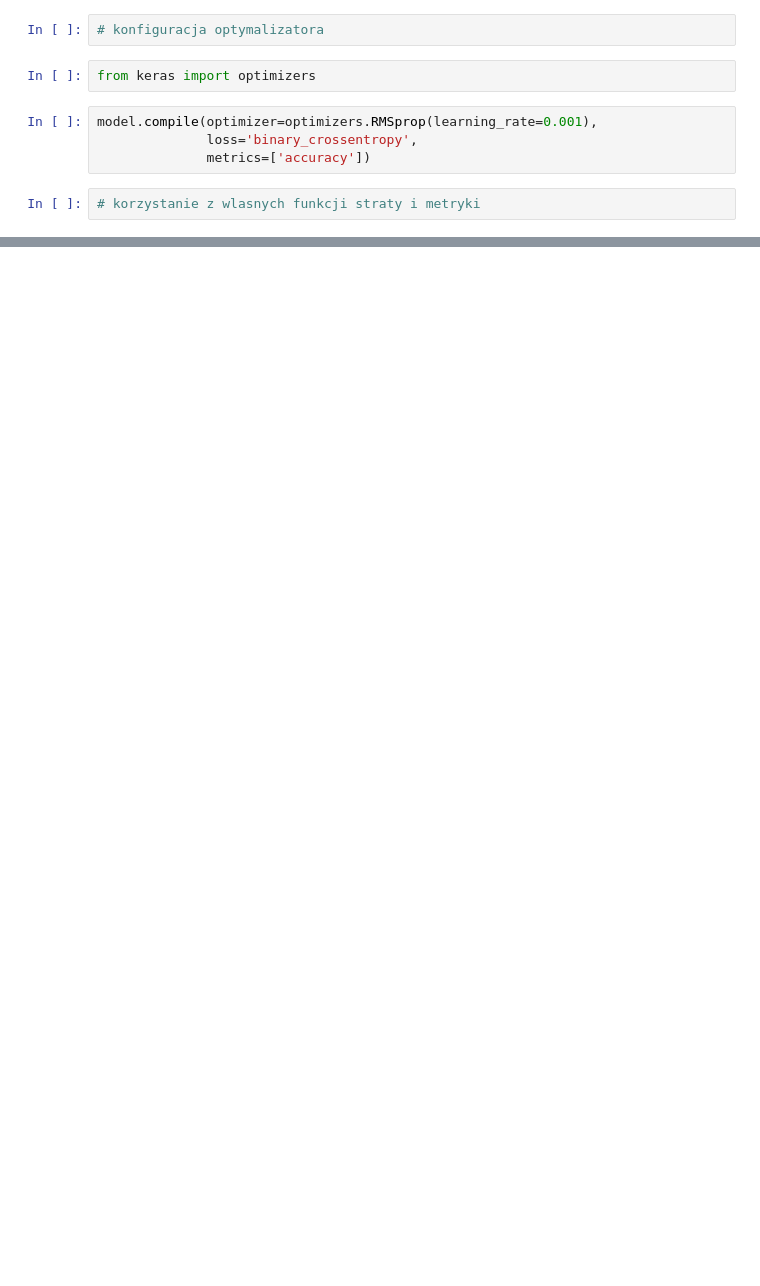
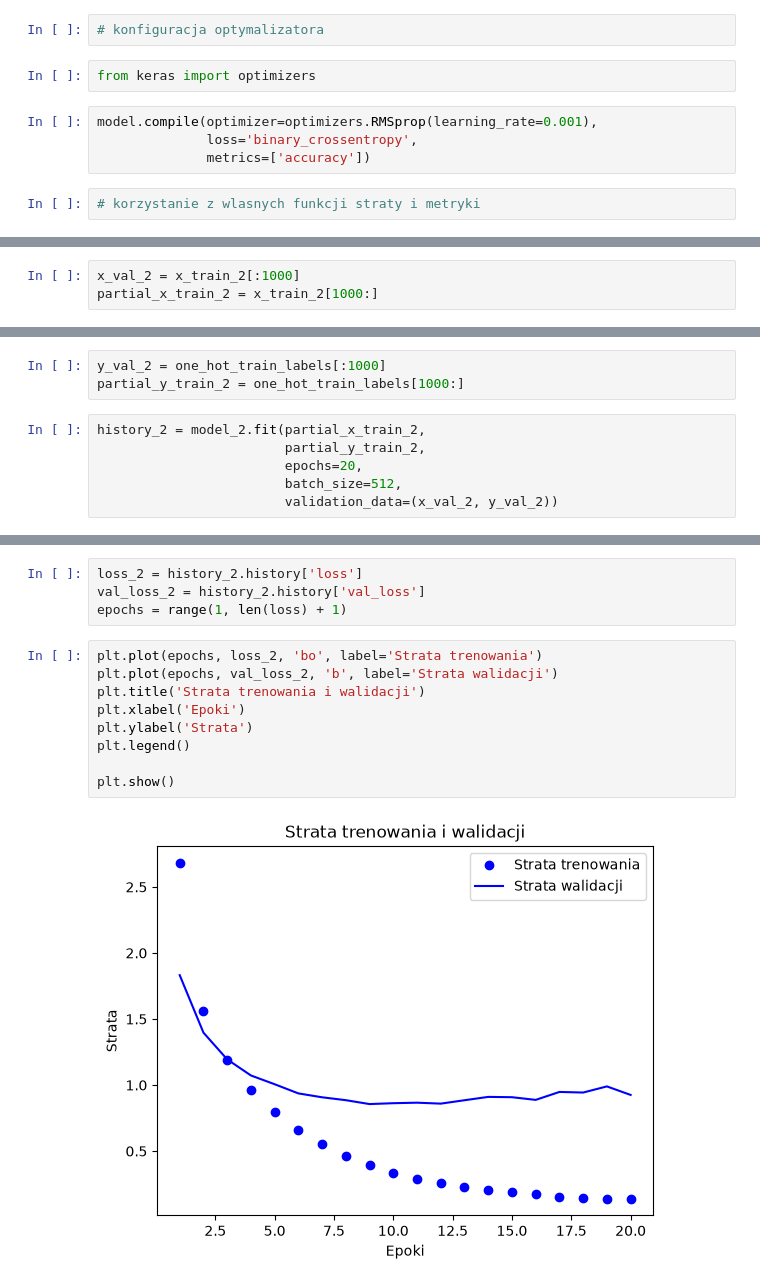
Before and after one commit to michallitwin/python-learning, a Jupyter notebook: python_dl/first_project_dl.ipynb, the cells around one changed output, grey strips where cells are left out. Drawn from its saved outputs; the diff is of its cells as text; blank space fills up the shorter version.

```diff
--- a/python_dl/first_project_dl.ipynb
+++ b/python_dl/first_project_dl.ipynb
@@ -115,0 +310,3 @@ model.compile(optimizer=optimizers.RMSprop(learning_rate=0.001),
+# %%
+x_val_2 = x_train_2[:1000]
+partial_x_train_2 = x_train_2[1000:]
@@ -115,0 +323,9 @@ model.compile(optimizer=optimizers.RMSprop(learning_rate=0.001),
+# %%
+y_val_2 = one_hot_train_labels[:1000]
+partial_y_train_2 = one_hot_train_labels[1000:]
+# %%
+history_2 = model_2.fit(partial_x_train_2,
+                        partial_y_train_2,
+                        epochs=20,
+                        batch_size=512,
+                        validation_data=(x_val_2, y_val_2))
@@ -115,0 +350,15 @@ model.compile(optimizer=optimizers.RMSprop(learning_rate=0.001),
+# %%
+loss_2 = history_2.history['loss']
+val_loss_2 = history_2.history['val_loss']
+epochs = range(1, len(loss) + 1)
+# %%
+plt.plot(epochs, loss_2, 'bo', label='Strata trenowania')
+plt.plot(epochs, val_loss_2, 'b', label='Strata walidacji')
+plt.title('Strata trenowania i walidacji')
+plt.xlabel('Epoki')
+plt.ylabel('Strata')
+plt.legend()
+
+plt.show()
+# %% [output]
+[figure, added]
```
Also changed, not shown: parts of 56 cells of this notebook, 3 other files.
